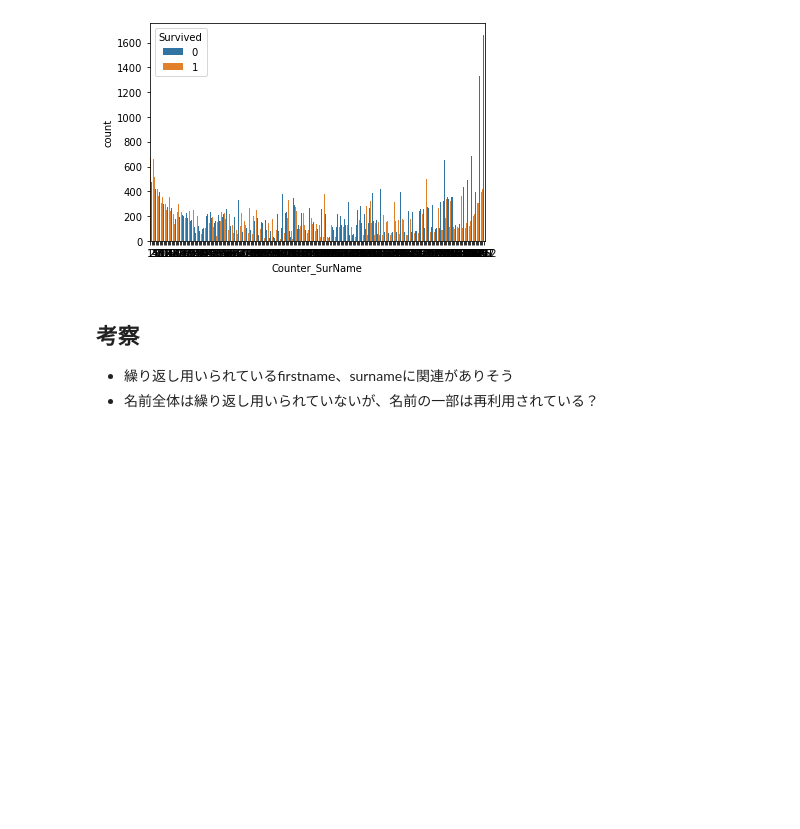
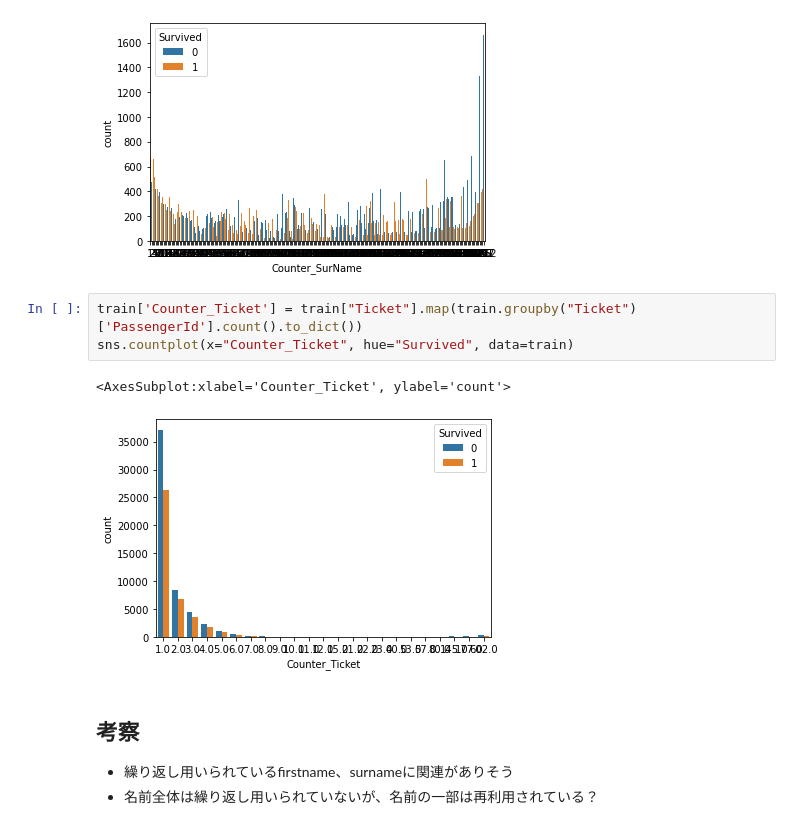
Before and after one commit to kitakou0313/titanic, a Jupyter notebook: tabular/eda.ipynb, the cells around one changed output. Drawn from its saved outputs; the diff is of its cells as text; blank space fills up the shorter version.

```diff
--- a/tabular/eda.ipynb
+++ b/tabular/eda.ipynb
@@ -150,6 +150,12 @@ sns.countplot(x="Counter_SurName", hue="Survived", data=train)
 # %% [output]
 <AxesSubplot:xlabel='Counter_SurName', ylabel='count'>
 [figure]
+# %%
+train['Counter_Ticket'] = train["Ticket"].map(train.groupby("Ticket")['PassengerId'].count().to_dict())
+sns.countplot(x="Counter_Ticket", hue="Survived", data=train)
+# %% [output]
+<AxesSubplot:xlabel='Counter_Ticket', ylabel='count'>
+[figure, added]
 # %% [markdown]
 ## 考察
 - 繰り返し用いられているfirstname、surnameに関連がありそう
```
